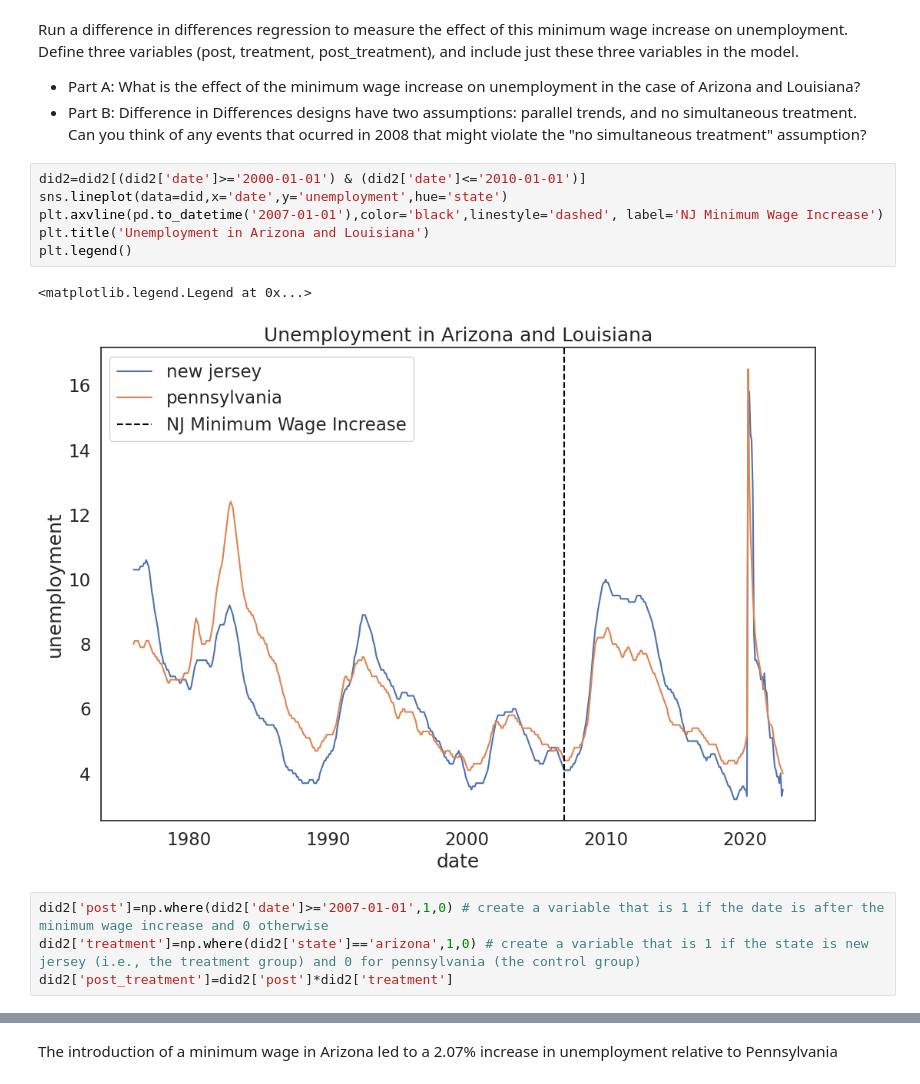
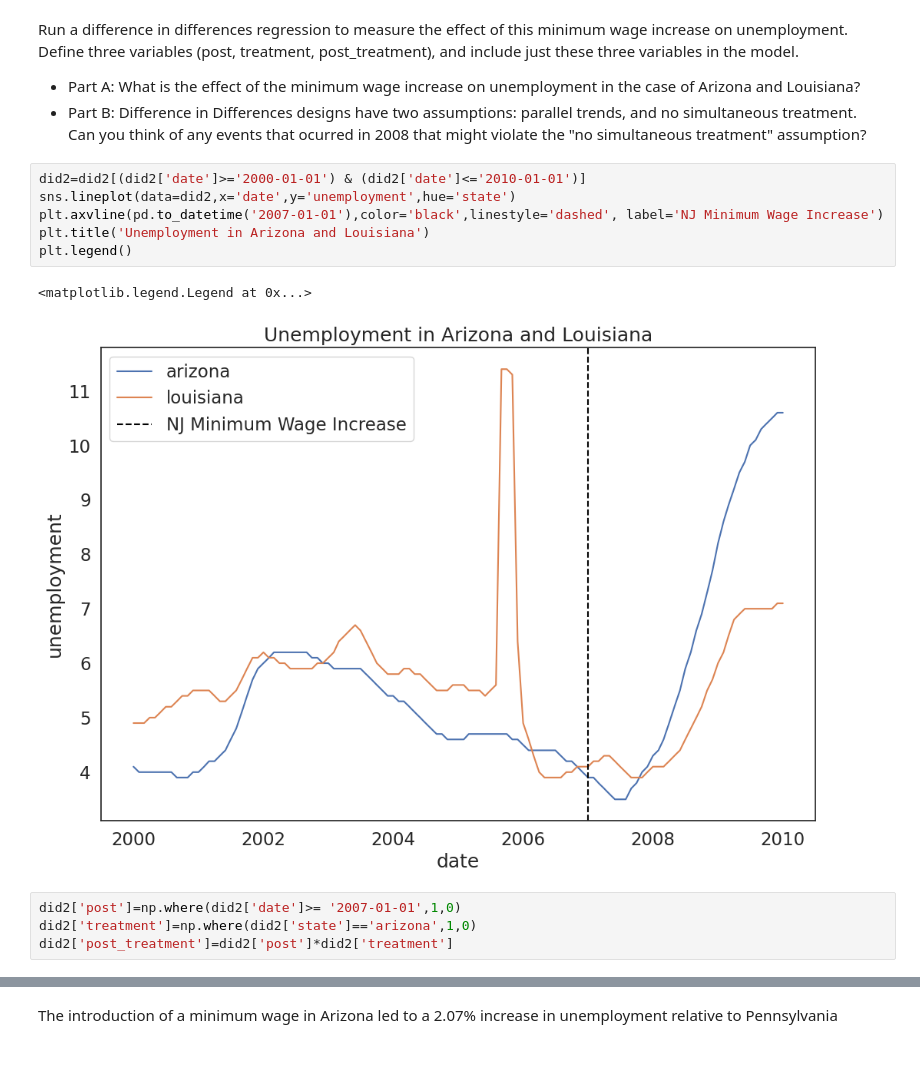
Before and after one commit to Lesiazhou/QM2, a Jupyter notebook: notebooks/W08.Difference in Differences.ipynb, the cells around one changed output, grey strips where cells are left out. Saved outputs shown, nothing was run; the diff lists cells and outputs as text.

```diff
--- a/notebooks/W08.Difference in Differences.ipynb
+++ b/notebooks/W08.Difference in Differences.ipynb
@@ -581,15 +581,15 @@ Run a difference in differences regression to measure the effect of this minimum
 * Part B: Difference in Differences designs have two assumptions: parallel trends, and no simultaneous treatment. Can you think of any events that ocurred in 2008 that might violate the "no simultaneous treatment" assumption?
 # %%
 did2=did2[(did2['date']>='2000-01-01') & (did2['date']<='2010-01-01')]
-sns.lineplot(data=did,x='date',y='unemployment',hue='state')
+sns.lineplot(data=did2,x='date',y='unemployment',hue='state')
 plt.axvline(pd.to_datetime('2007-01-01'),color='black',linestyle='dashed', label='NJ Minimum Wage Increase')
 plt.title('Unemployment in Arizona and Louisiana')
 plt.legend()
 # %% [output]
 <matplotlib.legend.Legend at 0x...>
-[figure, old version]
+[figure, new version]
 # %%
-did2['post']=np.where(did2['date']>='2007-01-01',1,0) # create a variable that is 1 if the date is after the minimum wage increase and 0 otherwise
-did2['treatment']=np.where(did2['state']=='arizona',1,0) # create a variable that is 1 if the state is new jersey (i.e., the treatment group) and 0 for pennsylvania (the control group)
+did2['post']=np.where(did2['date']>= '2007-01-01',1,0)
+did2['treatment']=np.where(did2['state']=='arizona',1,0)
 did2['post_treatment']=did2['post']*did2['treatment']
 # %%
```
Also changed, not shown: parts of 1 cell of this notebook.
